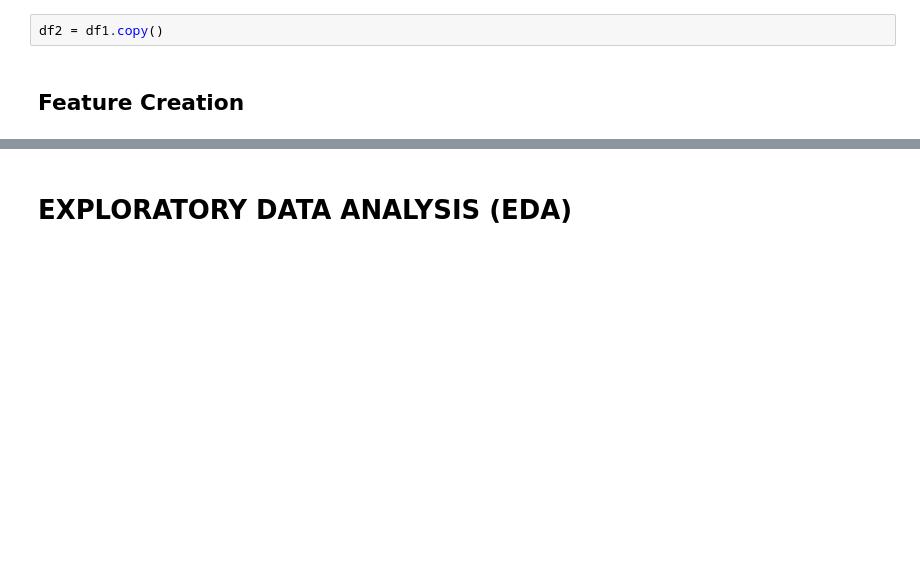
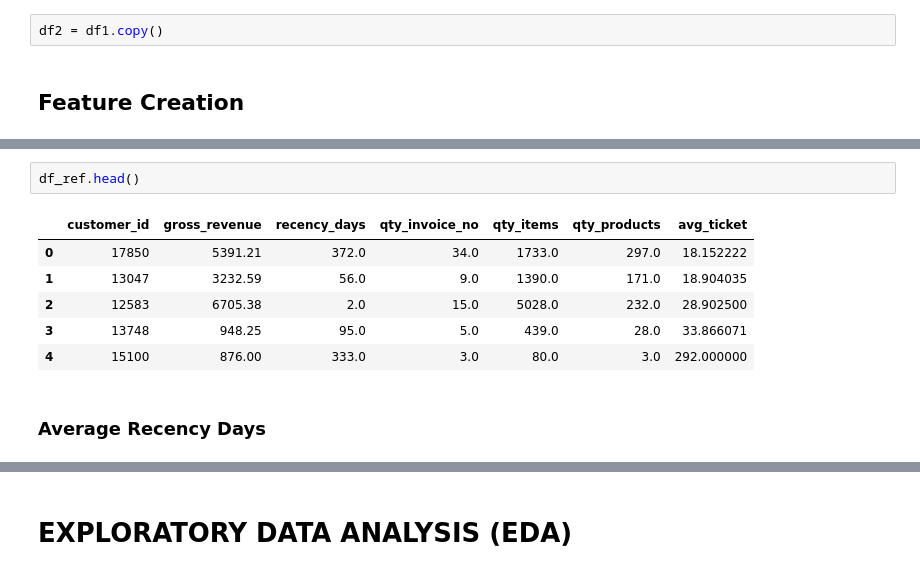
Before and after one commit to marxcerqueira/Kaggle-HighValue-Custormers-Identification, a Jupyter notebook: notebooks/c4.0-mc-feature-engineering.ipynb, the cells around one changed output, grey strips where cells are left out. Saved outputs shown, nothing was run; the diff lists cells and outputs as text; blank space fills up the shorter version.

```diff
--- a/notebooks/c4.0-mc-feature-engineering.ipynb
+++ b/notebooks/c4.0-mc-feature-engineering.ipynb
@@ -838,3 +759,14 @@ dtype: int64
+# %%
+df_ref.head()
+# %% [output]
+|  | customer_id | gross_revenue | recency_days | qty_invoice_no | qty_items | qty_products | avg_ticket |
+| 0 | 17850 | 5391.21 | 372.0 | 34.0 | 1733.0 | 297.0 | 18.152222 |
+| 1 | 13047 | 3232.59 | 56.0 | 9.0 | 1390.0 | 171.0 | 18.904035 |
+| 2 | 12583 | 6705.38 | 2.0 | 15.0 | 5028.0 | 232.0 | 28.902500 |
+| 3 | 13748 | 948.25 | 95.0 | 5.0 | 439.0 | 28.0 | 33.866071 |
+| 4 | 15100 | 876.00 | 333.0 | 3.0 | 80.0 | 3.0 | 292.000000 |
+# %% [markdown]
+### Average Recency Days
 # %%
 # Average recency days
 df_aux = df1[['customer_id', 'invoice_date']].drop_duplicates().sort_values( ['customer_id', 'invoice_date'], ascending=['False', 'False'] )
```
Also changed, not shown: parts of 72 cells of this notebook, 4 other files.
